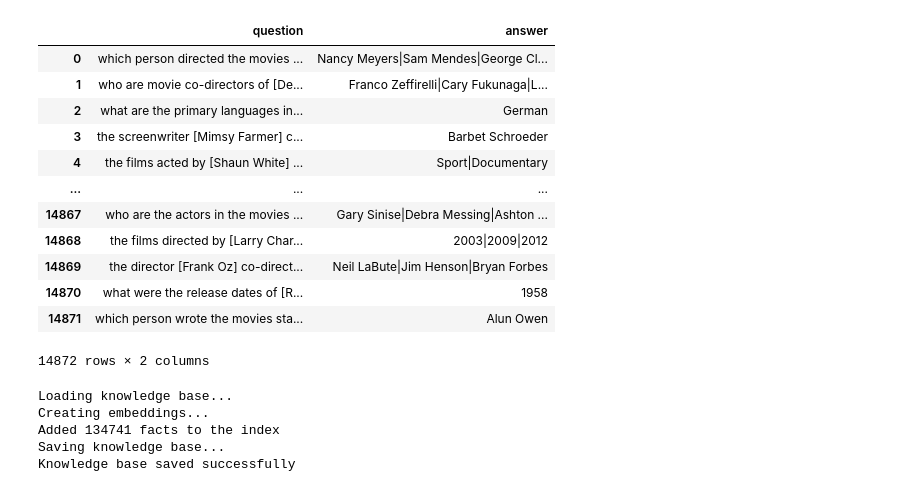
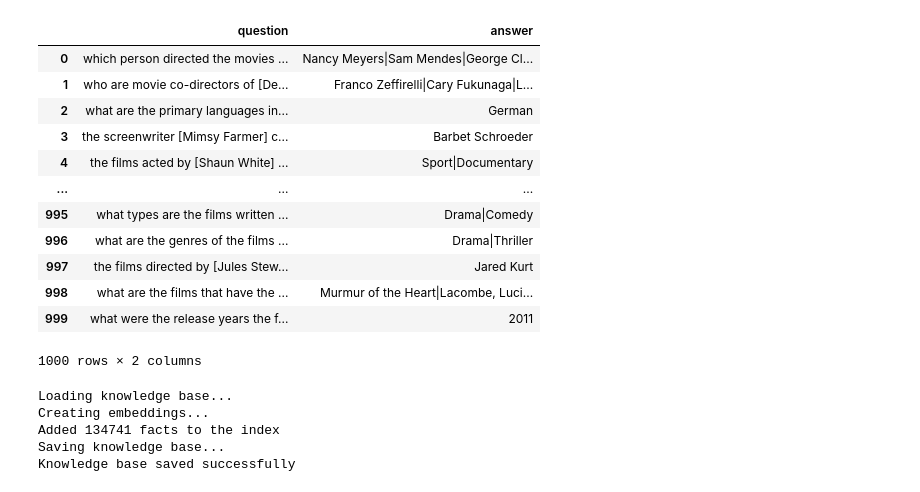
Before and after one commit to komikat/multistep-qg, a Jupyter notebook: src/metaqa-recursive-rag-baseline.ipynb, the cells around one changed output. Saved outputs shown, nothing was run; the diff lists cells and outputs as text; code cells hidden in the pictures.

```diff
--- a/src/metaqa-recursive-rag-baseline.ipynb
+++ b/src/metaqa-recursive-rag-baseline.ipynb
@@ -17,21 +17,22 @@ load_dotenv()
 os.environ['GROQ_API_KEY'] = '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'
 # %%
 test_df_2hop = pd.read_csv('../dataset/MetaQA/2-hop/qa_test.txt', sep='\t', header=None, names=['question', 'answer'])
+test_df_2hop = test_df_2hop[:1000]
 test_df_2hop
 # %% [output]
 |  | question | answer |
 | 0 | which person directed the movies ... | Nancy Meyers|Sam Mendes|George Cl... |
 | 1 | who are movie co-directors of [De... | Franco Zeffirelli|Cary Fukunaga|L... |
 | 2 | what are the primary languages in... | German |
 | 3 | the screenwriter [Mimsy Farmer] c... | Barbet Schroeder |
 | 4 | the films acted by [Shaun White] ... | Sport|Documentary |
 | ... | ... | ... |
-| 14867 | who are the actors in the movies ... | Gary Sinise|Debra Messing|Ashton ... |
-| 14868 | the films directed by [Larry Char... | 2003|2009|2012 |
-| 14869 | the director [Frank Oz] co-direct... | Neil LaBute|Jim Henson|Bryan Forbes |
-| 14870 | what were the release dates of [R... | 1958 |
-| 14871 | which person wrote the movies sta... | Alun Owen |
+| 995 | what types are the films written ... | Drama|Comedy |
+| 996 | what are the genres of the films ... | Drama|Thriller |
+| 997 | the films directed by [Jules Stew... | Jared Kurt |
+| 998 | what are the films that have the ... | Murmur of the Heart|Lacombe, Luci... |
+| 999 | what were the release years the f... | 2011 |
-14872 rows × 2 columns
+1000 rows × 2 columns
 # %%
 class MovieKnowledgeBase:
     def __init__(
```
Also changed, not shown: parts of 7 cells of this notebook, 2 other files.
